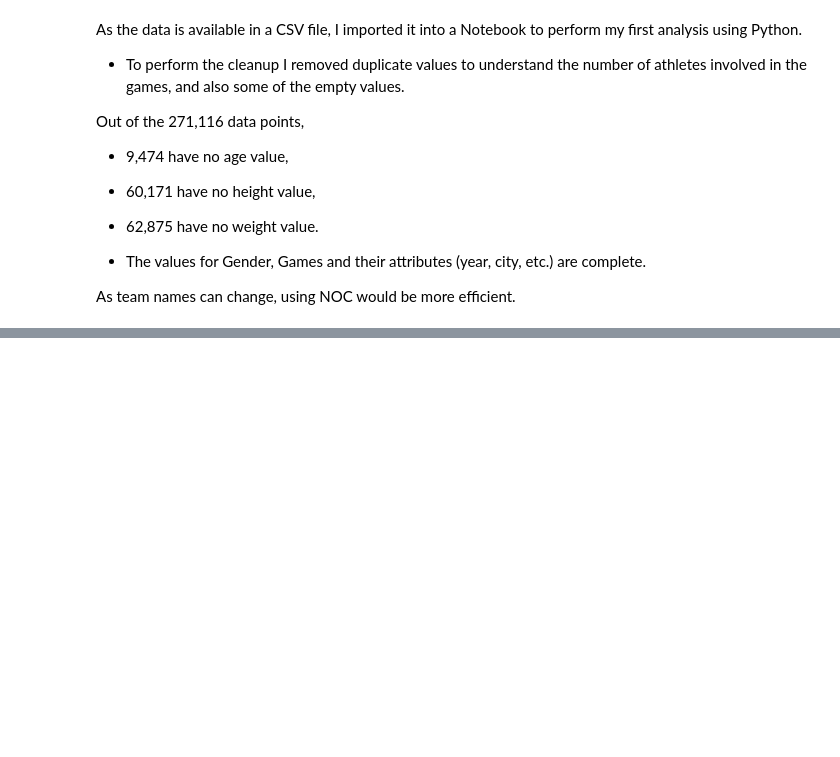
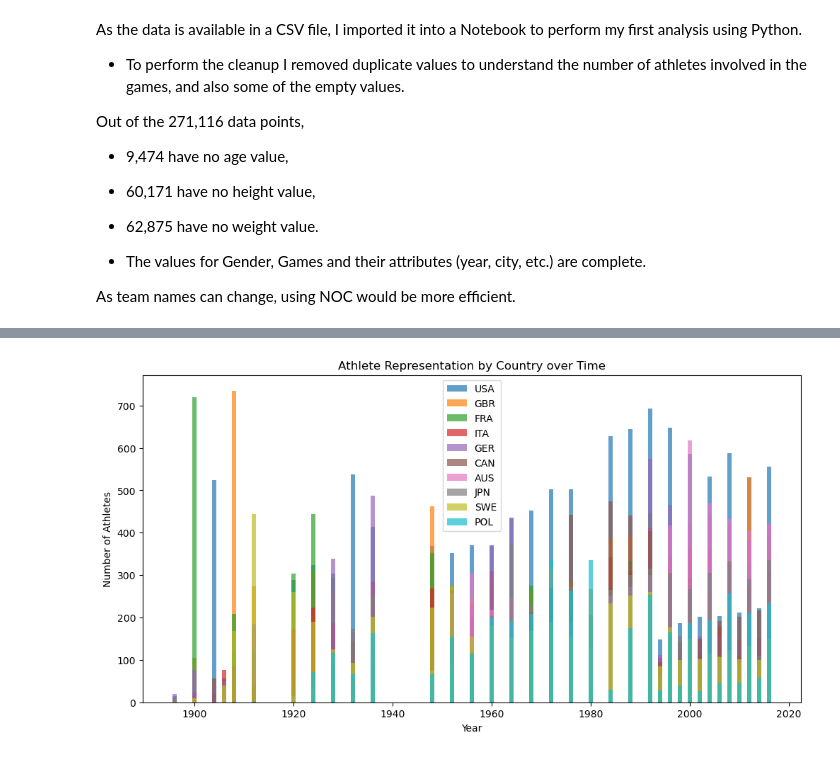
Before and after one commit to GaurabKundu1/UCDavis-SQL-for-Data-Science-Capstone-Project, a Jupyter notebook: Week 1/MileStone_1.ipynb, the cells around one changed output, grey strips where cells are left out. Cells and saved outputs as stored; diff of their text form; code cells hidden in the pictures; blank space fills up the shorter version.

```diff
--- a/Week 1/MileStone_1.ipynb
+++ b/Week 1/MileStone_1.ipynb
@@ -62,0 +237,32 @@ As team names can change, using NOC would be more efficient.
+# %%
+# Group the DataFrame by country and year
+grouped = athelete_events_df.groupby(["NOC", "Year"])
+
+# Calculate the number of athletes representing each country in each year
+country_counts = grouped["ID"].nunique()
+
+# Calculate the total representation for each country over the years
+country_representation = country_counts.groupby("NOC").sum()
+
+# Sort the countries by representation in descending order
+top_countries = country_representation.sort_values(ascending=False).head(10)
+
+# Prepare data for plotting
+years = country_counts.index.get_level_values("Year").unique()
+country_data = {}
+for country in top_countries.index:
+    representation = country_counts.loc[country].reindex(years, fill_value=0)
+    country_data[country] = representation.values
+
+# Plot the bar chart for the top countries
+plt.figure(figsize=(12, 6))
+for i, country in enumerate(top_countries.index):
+    plt.bar(years, country_data[country], label=country, alpha=0.7)
+
+plt.xlabel('Year')
+plt.ylabel('Number of Athletes')
+plt.title('Athlete Representation by Country over Time')
+plt.legend()
+plt.show()
+# %% [output]
+[figure, added]
```
Also changed, not shown: parts of 14 cells of this notebook.
